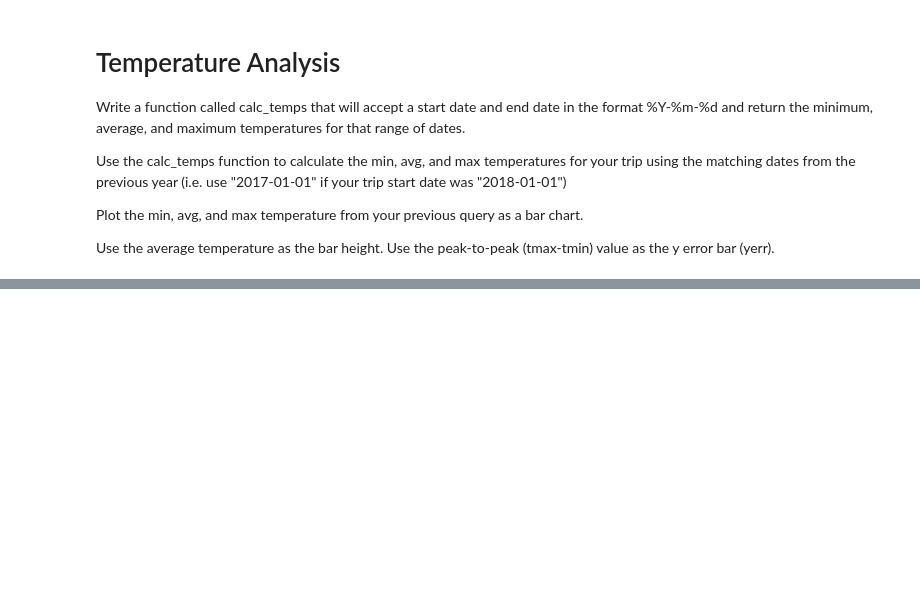
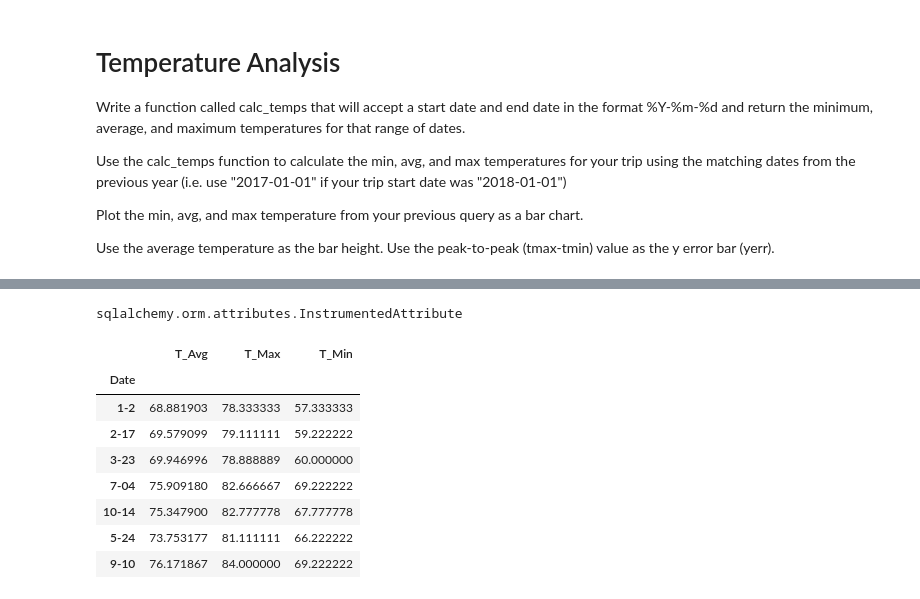
Before and after one commit to sunitharamar/HomeWork9-Sequelize, a Jupyter notebook: climate_analysis.ipynb, the cells around one changed output, grey strips where cells are left out. Cells and saved outputs as stored; diff of their text form; code cells hidden in the pictures; blank space fills up the shorter version.

```diff
--- a/climate_analysis.ipynb
+++ b/climate_analysis.ipynb
@@ -380,0 +416,59 @@ The trip minimum temperature is: 65 degrees
+# %%
+type(measurement.prcp)
+# %% [output]
+sqlalchemy.orm.attributes.InstrumentedAttribute
+# %%
+#Create a function called `daily_normals` that will calculate the daily normals for a specific date.
+#This date string will be in the format `%m-%d`. Be sure to use all historic tobs that match that date string.
+
+def daily_normals(chosen_date):
+
+    record = str(chosen_date).split('-')
+    chosen_month = record[0]
+    chosen_day = record[1]
+
+    results = session.query(func.min(measurement.tobs), func.avg(measurement.tobs), func.max(measurement.tobs)).\
+               filter((extract('month', measurement.date)==chosen_month) and (extract('day', measurement.date)==chosen_day)).\
+               group_by(measurement.station).all()
+
+    date_daily_normal_df = pd.DataFrame(results[:], columns=['Min_Temp', 'Avg_Temp', 'Max_Temp'])
+
+    T_min = date_daily_normal_df["Min_Temp"].mean()
+    T_avg = date_daily_normal_df["Avg_Temp"].mean()
+    T_max = date_daily_normal_df["Max_Temp"].mean()
+
+
+    return(T_min, T_avg, T_max)
+# %%
+#Create a list of dates for your trip in the format `%m-%d`. Use the `daily_normals` function to calculate the
+#normals for each date string and append the results to a list.
+#Load the list of daily normals into a Pandas DataFrame and set the index equal to the date.
+
+chosen_date_tmin_list = []
+chosen_date_tavg_list = []
+chosen_date_tmax_list = []
+
+chosen_date_list = ['1-2','2-17','3-23', '7-04', '10-14', '5-24', '9-10']
+
+for chosen_date in chosen_date_list:
+
+    min_temp, avg_temp, max_temp = daily_normals(chosen_date)
+
+    chosen_date_tmin_list.append(min_temp)
+    chosen_date_tavg_list.append(avg_temp)
+    chosen_date_tmax_list.append(max_temp)
+next
+info_data = {"Date": chosen_date_list, "T_Min": chosen_date_tmin_list, "T_Avg": chosen_date_tavg_list, "T_Max": chosen_date_tmax_list}
+info_df = pd.DataFrame(info_data)
+info_df.set_index('Date', inplace=True, )
+info_df
+# %% [output]
+|  | T_Avg | T_Max | T_Min |
+| Date |  |  |  |
+| 1-2 | 68.881903 | 78.333333 | 57.333333 |
+| 2-17 | 69.579099 | 79.111111 | 59.222222 |
+| 3-23 | 69.946996 | 78.888889 | 60.000000 |
+| 7-04 | 75.909180 | 82.666667 | 69.222222 |
+| 10-14 | 75.347900 | 82.777778 | 67.777778 |
+| 5-24 | 73.753177 | 81.111111 | 66.222222 |
+| 9-10 | 76.171867 | 84.000000 | 69.222222 |
```
Also changed, not shown: parts of 15 cells of this notebook, 15 other files.
